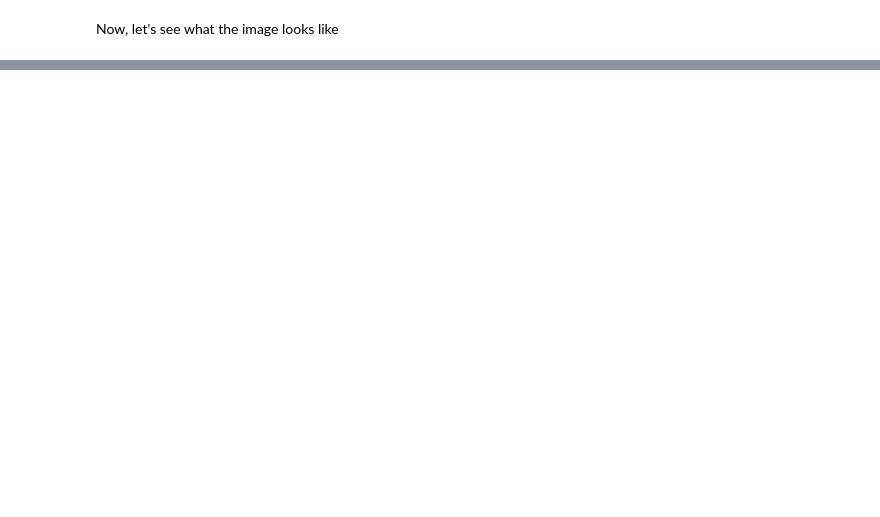
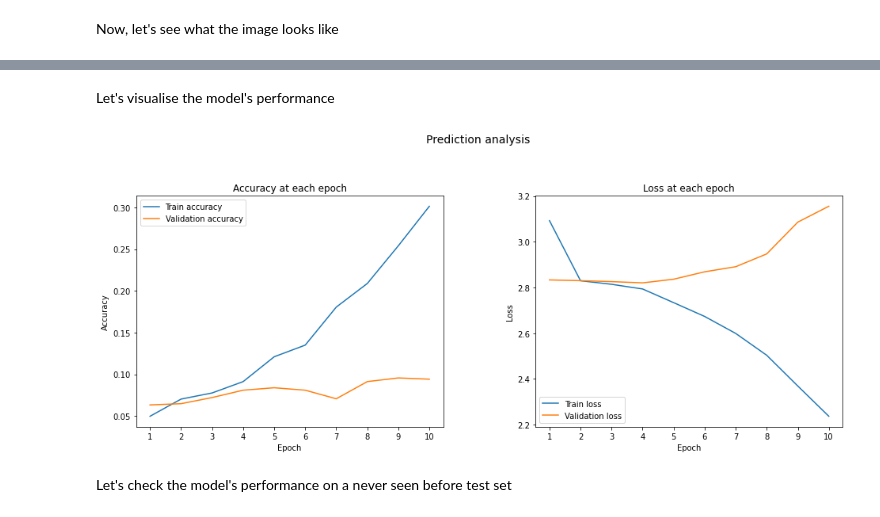
Before and after one commit to wozniakmikolaj/painting-style-classification, a Jupyter notebook: notebooks/initial_model_experiments.ipynb, the cells around one changed output, grey strips where cells are left out. Saved outputs shown, nothing was run; the diff lists cells and outputs as text; code cells hidden in the pictures; blank space fills up the shorter version.

```diff
--- a/notebooks/initial_model_experiments.ipynb
+++ b/notebooks/initial_model_experiments.ipynb
@@ -104,0 +152,2 @@ np.save(PROCESSED_LABELS_PATH, y)
+# %%
+NUM_CLASSES = y.shape[1]
@@ -104,0 +156,4 @@ np.save(PROCESSED_LABELS_PATH, y)
+# %%
+x_train, x_test, y_train, y_test = train_test_split(X, y, test_size = 0.2, random_state = RANDOM_SEED)
+
+x_train.shape, x_test.shape, y_train.shape, y_test.shape
@@ -104,0 +208,7 @@ np.save(PROCESSED_LABELS_PATH, y)
+# %%
+opt_func = tf.keras.optimizers.Adam(lr=LEARNING_RATE, decay=DECAY)
+loss_func = tf.keras.losses.CategoricalCrossentropy(from_logits=True)
+
+model.compile(loss='categorical_crossentropy',
+              optimizer=opt_func,
+              metrics=['accuracy'])
@@ -104,0 +217,2 @@ np.save(PROCESSED_LABELS_PATH, y)
+# %%
+hist = model.fit(x_train, y_train, batch_size=BATCH_SIZE, epochs=EPOCHS, validation_split=0.2)
@@ -104,0 +259,29 @@ np.save(PROCESSED_LABELS_PATH, y)
+# %% [markdown]
+Let's visualise the model's performance
+# %%
+figure, (ax1, ax2) = plt.subplots(1, 2, figsize=(16, 6))
+title = figure.suptitle('Prediction analysis', fontsize=14)
+figure.subplots_adjust(top=0.8, wspace=0.3)
+
+epoch_list = list(range(1, EPOCHS+1))
+# ax1.axhline(y=0.8, color="0.85")
+ax1.plot(epoch_list, hist.history['accuracy'], label='Train accuracy')
+ax1.plot(epoch_list, hist.history['val_accuracy'], label='Validation accuracy')
+ax1.set_xticks(np.arange(1, EPOCHS+1, 1))
+ax1.set_ylabel('Accuracy')
+ax1.set_xlabel('Epoch')
+ax1.set_title('Accuracy at each epoch')
+l1 = ax1.legend(loc="best")
+
+# ax2.axhline(y=0.1, color="0.85")
+ax2.plot(epoch_list, hist.history['loss'], label='Train loss')
+ax2.plot(epoch_list, hist.history['val_loss'], label='Validation loss')
+ax2.set_xticks(np.arange(1, EPOCHS+1, 1))
+ax2.set_ylabel('Loss')
+ax2.set_xlabel('Epoch')
+ax2.set_title('Loss at each epoch')
+l2 = ax2.legend(loc="best")
+# %% [output]
+[figure, added]
+# %% [markdown]
+Let's check the model's performance on a never seen before test set
```
Also changed, not shown: parts of 44 cells of this notebook, 2 other files.
